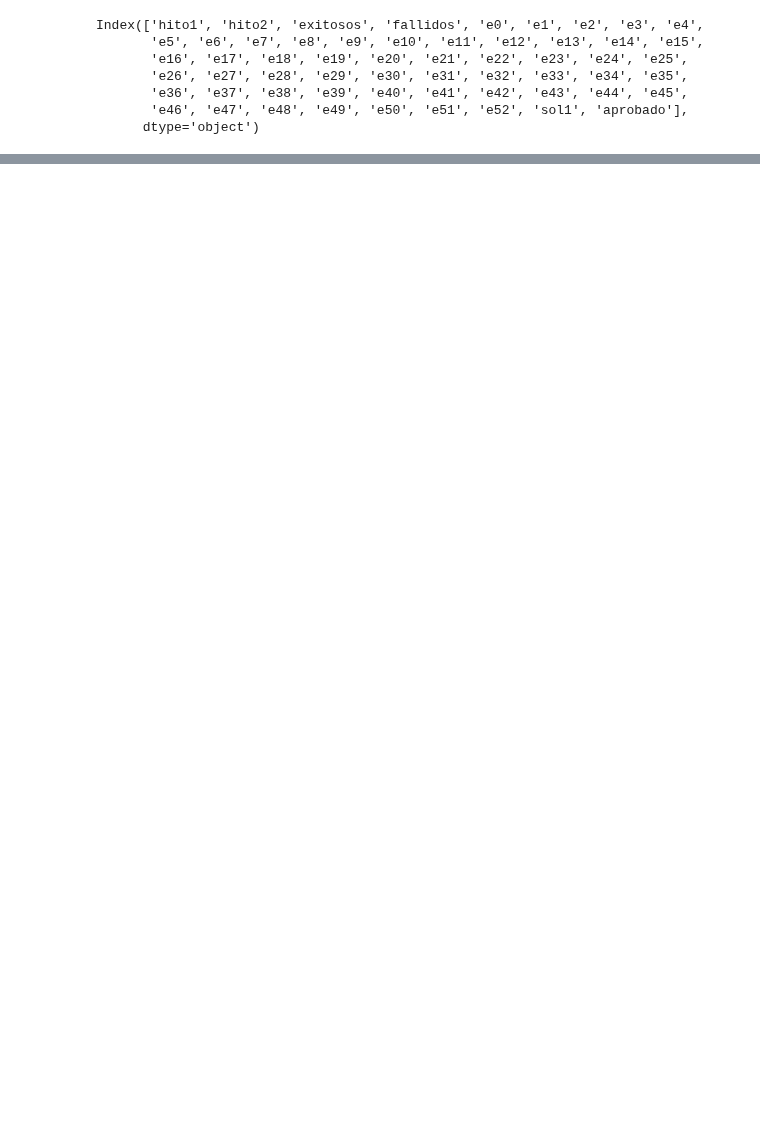
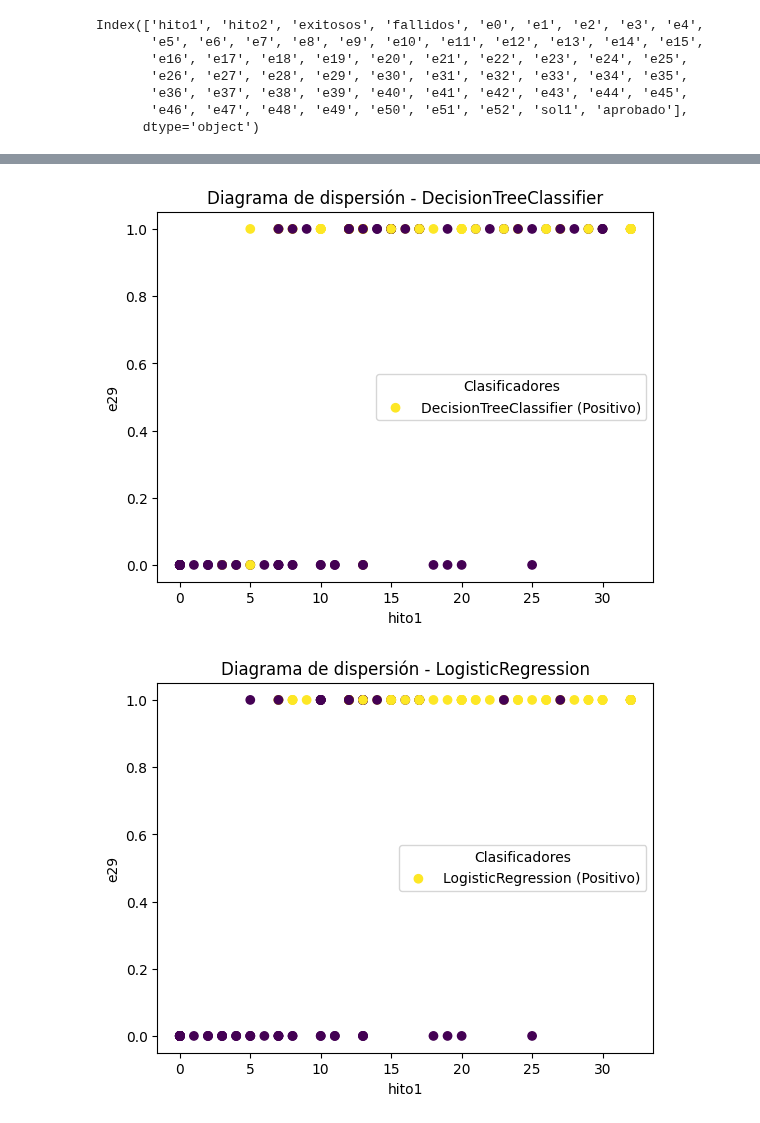
Before and after one commit to tonporaqui/tesis, a Jupyter notebook: jupyter_notebook/notebooks/compara_algoritmos.ipynb, the cells around one changed output, grey strips where cells are left out. Saved outputs shown, nothing was run; the diff lists cells and outputs as text; code cells hidden in the pictures; blank space fills up the shorter version.

Commit message:
acutalizacion y comparacion otros modelos predictivos.

```diff
--- a/jupyter_notebook/notebooks/compara_algoritmos.ipynb
+++ b/jupyter_notebook/notebooks/compara_algoritmos.ipynb
@@ -181,0 +205,61 @@ plt.show()
+# %%
+# Diagrama de dispersión independiente
+# Entrenar el modelo DecisionTreeClassifier
+tree_model = DecisionTreeClassifier()
+tree_model.fit(X_train, y_train)
+
+# Hacer predicciones en los datos de prueba
+tree_predictions = tree_model.predict(X_test)
+
+# Crear diagrama de dispersión para DecisionTreeClassifier
+plt.scatter(X_test['hito1'], X_test['e29'], c=tree_predictions)
+plt.xlabel('hito1')
+plt.ylabel('e29')
+plt.title('Diagrama de dispersión - DecisionTreeClassifier')
+
+# Crear la leyenda interpretativa
+legend_labels = ['DecisionTreeClassifier (Positivo)']
+plt.legend(legend_labels, title='Clasificadores', loc='center right')
+
+plt.show()
+
+# Entrenar el modelo LogisticRegression
+logreg_model = LogisticRegression()
+logreg_model.fit(X_train, y_train)
+
+# Hacer predicciones en los datos de prueba
+logreg_predictions = logreg_model.predict(X_test)
+
+# Crear diagrama de dispersión para LogisticRegression
+plt.scatter(X_test['hito1'], X_test['e29'], c=logreg_predictions)
+plt.xlabel('hito1')
+plt.ylabel('e29')
+plt.title('Diagrama de dispersión - LogisticRegression')
+
+# Crear la leyenda interpretativa
+legend_labels = ['LogisticRegression (Positivo)']
+plt.legend(legend_labels, title='Clasificadores', loc='center right')
+
+plt.show()
+
+# Entrenar el modelo RandomForestClassifier
+rf_model = RandomForestClassifier()
+rf_model.fit(X_train, y_train)
+
+# Hacer predicciones en los datos de prueba
+rf_predictions = rf_model.predict(X_test)
+
+# Crear diagrama de dispersión para RandomForestClassifier
+plt.scatter(X_test['hito1'], X_test['e29'], c=rf_predictions)
+plt.xlabel('hito1')
+plt.ylabel('e29')
+plt.title('Diagrama de dispersión - RandomForestClassifier')
+
+# Crear la leyenda interpretativa
+legend_labels = [ 'RandomForestClassifier (Positivo)']
+plt.legend(legend_labels, title='Clasificadores', loc='center right')
+
+plt.show()
+# %% [output]
+[figure, added]
+[figure, added]
```
Also changed, not shown: parts of 13 cells of this notebook.
